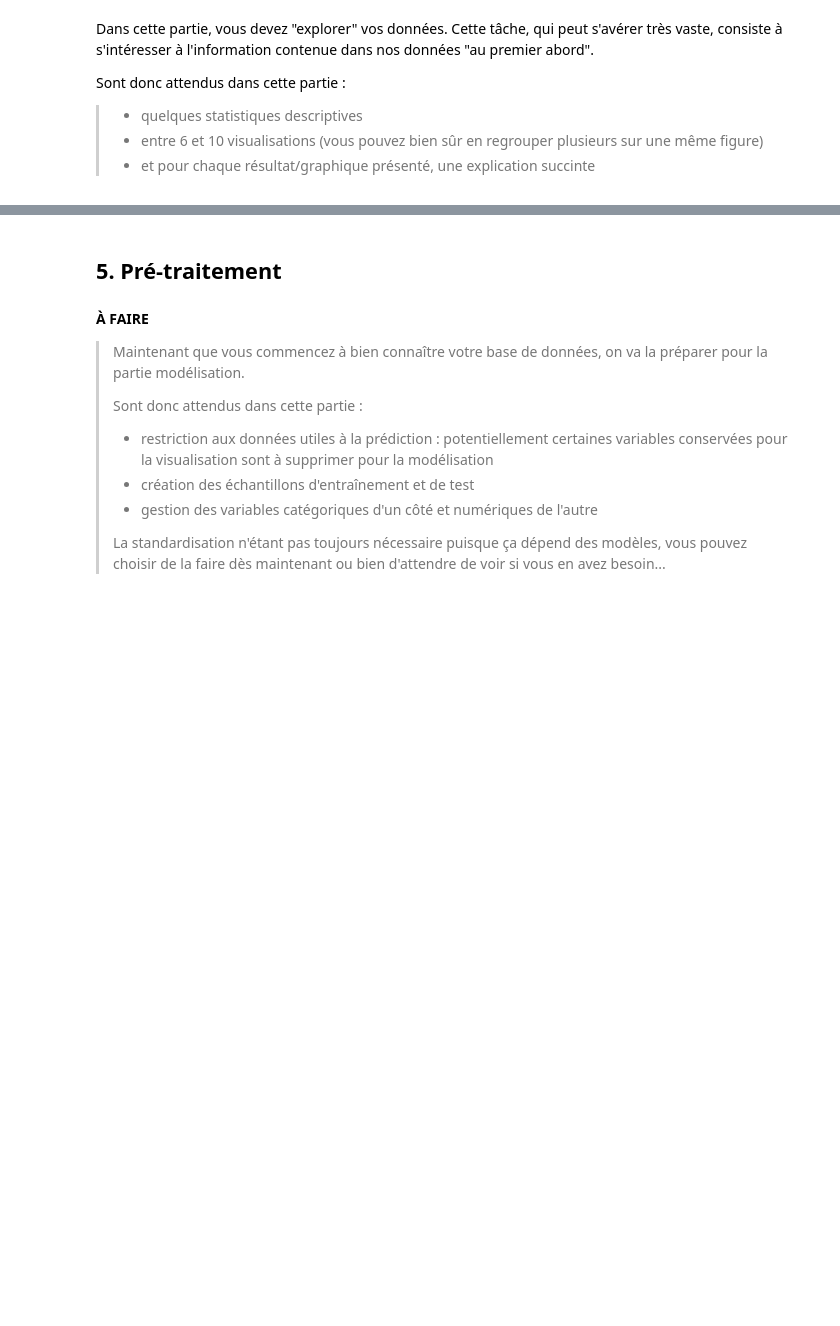
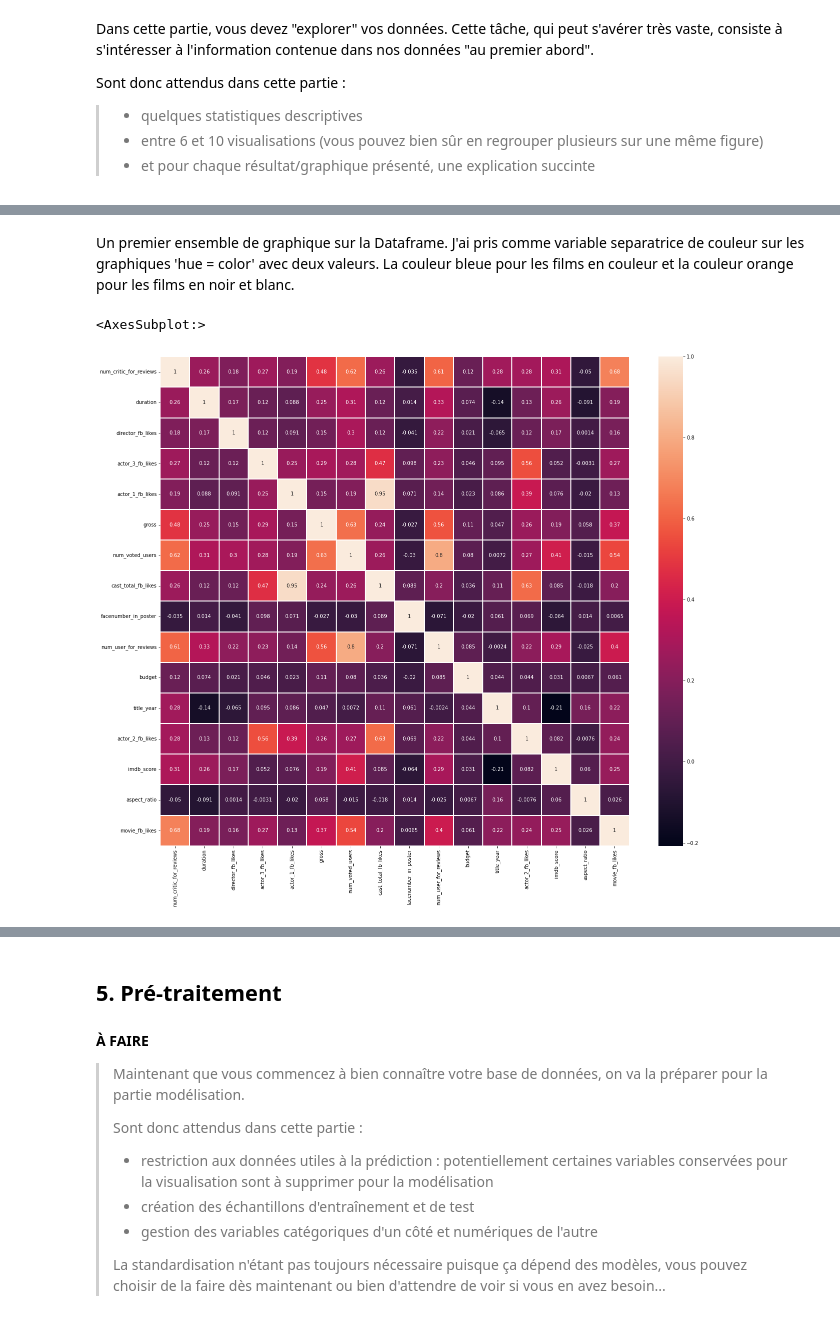
Before and after one commit to adjanorpro18/IA-Modelisation, a Jupyter notebook: Projets/Projet P4 - Révisions ML du preprocessing au template/Projet P6 - revisions ML.ipynb, the cells around one changed output, grey strips where cells are left out. Cells and saved outputs as stored; diff of their text form; code cells hidden in the pictures; blank space fills up the shorter version.

```diff
--- a/Projets/Projet P4 - Révisions ML du preprocessing au template/Projet P6 - revisions ML.ipynb
+++ b/Projets/Projet P4 - Révisions ML du preprocessing au template/Projet P6 - revisions ML.ipynb
@@ -117,3 +239,11 @@ Sont donc attendus dans cette partie :
+# %% [markdown]
+Un premier ensemble de graphique sur la Dataframe. J'ai pris comme variable separatrice de couleur sur les graphiques 'hue = color' avec deux valeurs. La couleur bleue pour les films en couleur et la couleur orange pour les films en noir et blanc.
+# %%
+plt.figure(figsize=(21,18))
+sns.heatmap(df_without_dubs.corr(), annot=True, linewidths=0.01)
+# %% [output]
+<AxesSubplot:>
+[figure, added]
 # %% [markdown]
 <a id='preprocess'></a>
 # %% [markdown]
```
Also changed, not shown: parts of 21 cells of this notebook, 7 other files.
